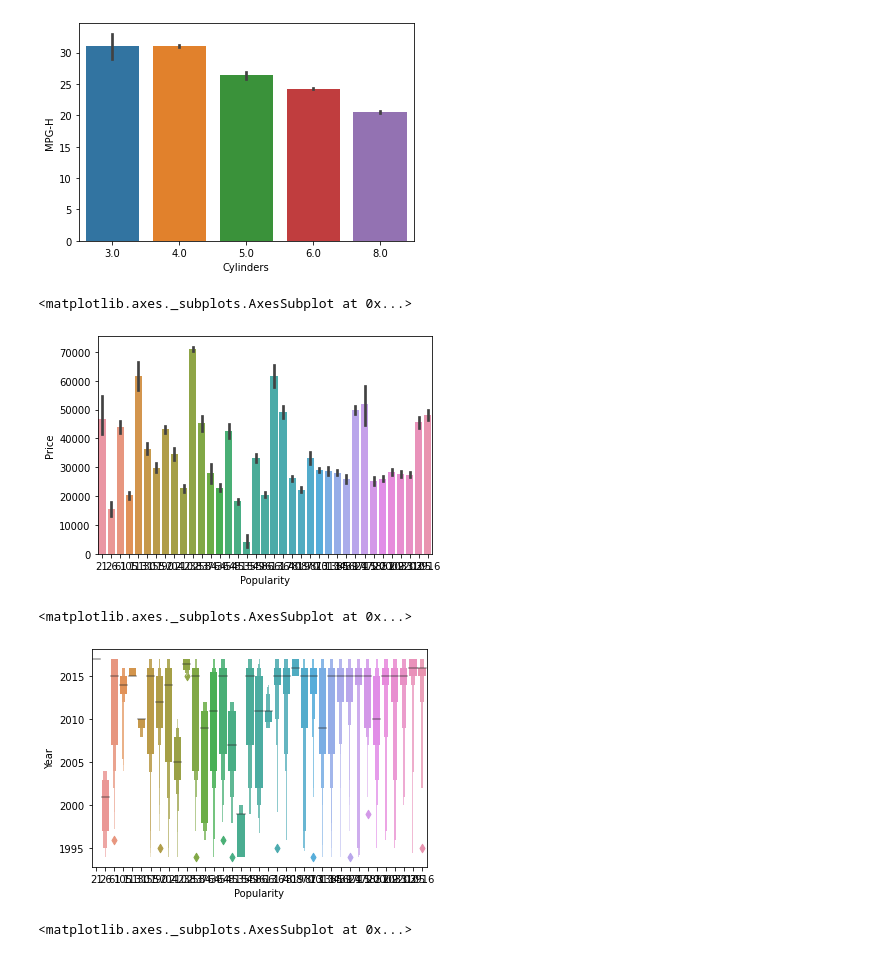
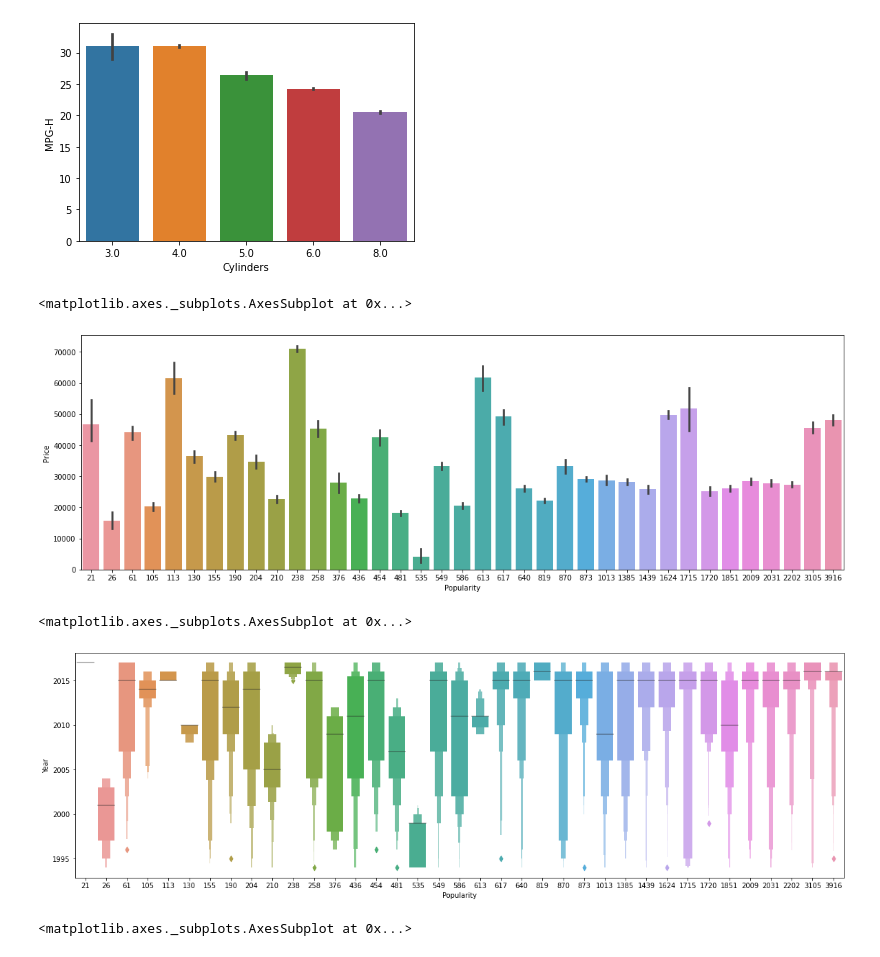
Before and after one commit to ElvinAlex26/MLI, a Jupyter notebook: projectml.ipynb, the cells around one changed output. Cells and saved outputs as stored; diff of their text form; code cells hidden in the pictures.

```diff
--- a/projectml.ipynb
+++ b/projectml.ipynb
@@ -527,15 +542,17 @@ sns.barplot(car_data['Cylinders'],car_data['MPG-H'])
 <matplotlib.axes._subplots.AxesSubplot at 0x...>
 [figure]
 # %%
+fig, ax = plt.subplots(figsize=(19,6))
 sns.barplot(car_data['Popularity'],car_data['Price'])
 # %% [output]
 <matplotlib.axes._subplots.AxesSubplot at 0x...>
-[figure, old version]
+[figure, new version]
 # %%
+fig, ax = plt.subplots(figsize=(20,6))
 sns.boxenplot(car_data['Popularity'],car_data['Year'])
 # %% [output]
 <matplotlib.axes._subplots.AxesSubplot at 0x...>
-[figure, old version]
+[figure, new version]
 # %%
 #as Cylinders increase Price sharply increases
 sns.barplot(car_data['Cylinders'],car_data['Price'])
```
Also changed, not shown: parts of 4 cells of this notebook.
